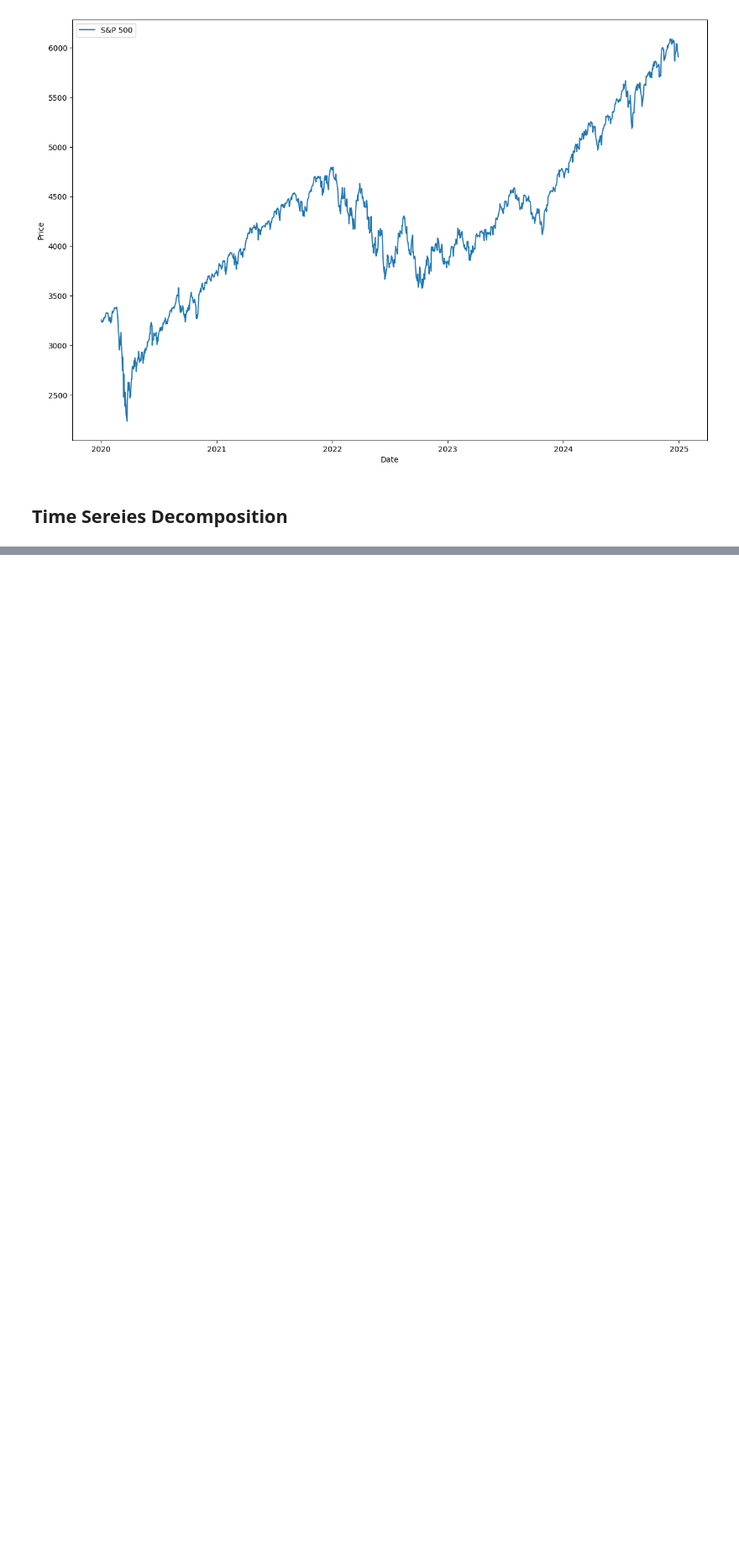
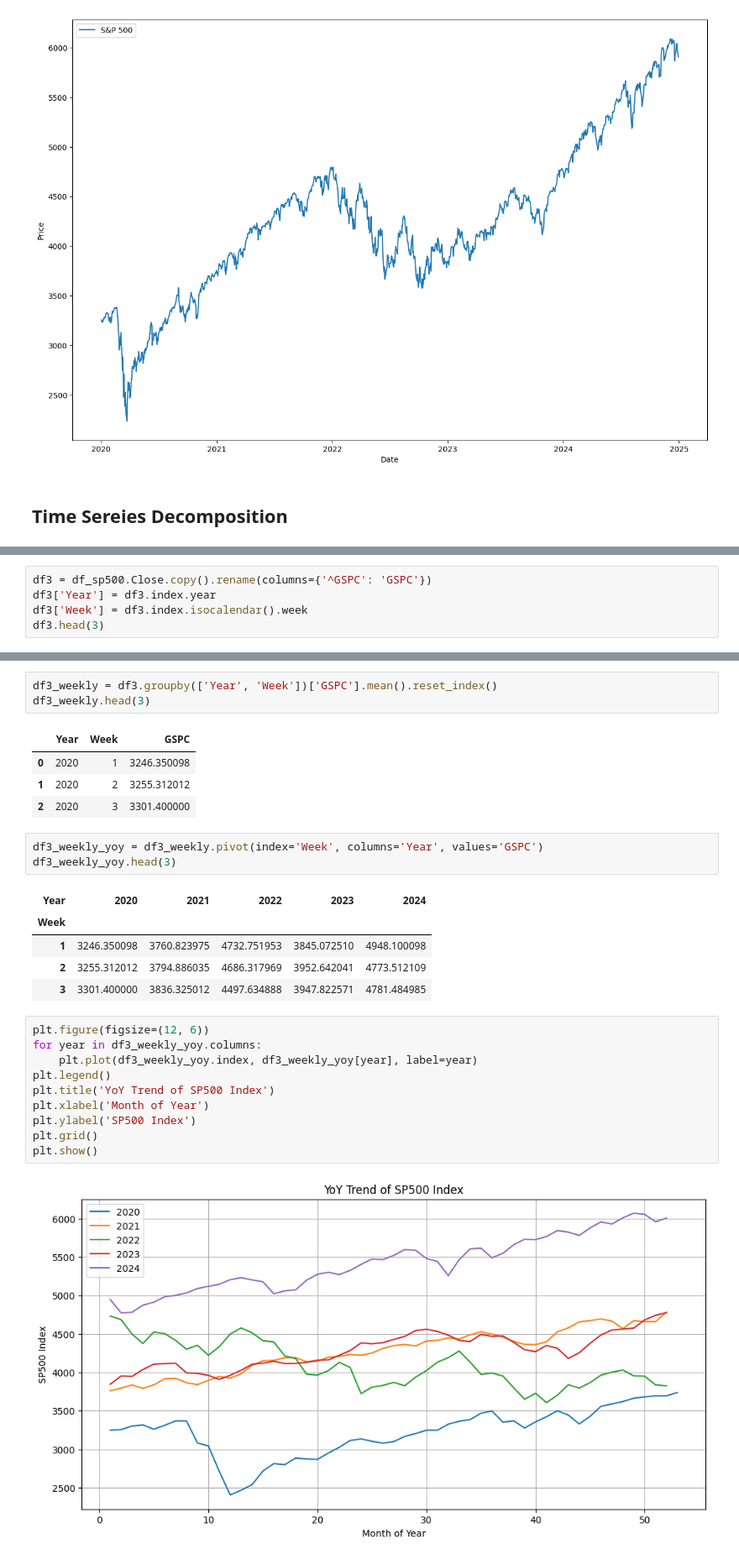
Before and after one commit to xiangshiyin/machine-learning-for-actuarial-science, a Jupyter notebook: 2025-spring/week07/notebook/demo.ipynb, the cells around one changed output, grey strips where cells are left out. Shown at 84% size. Drawn from its saved outputs; the diff is of its cells as text; blank space fills up the shorter version.

```diff
--- a/2025-spring/week07/notebook/demo.ipynb
+++ b/2025-spring/week07/notebook/demo.ipynb
@@ -53,0 +139,5 @@ plt.show()
+# %%
+df3 = df_sp500.Close.copy().rename(columns={'^GSPC': 'GSPC'})
+df3['Year'] = df3.index.year
+df3['Week'] = df3.index.isocalendar().week
+df3.head(3)
@@ -53,0 +150,29 @@ plt.show()
+# %%
+df3_weekly = df3.groupby(['Year', 'Week'])['GSPC'].mean().reset_index()
+df3_weekly.head(3)
+# %% [output]
+|  | Year | Week | GSPC |
+| 0 | 2020 | 1 | 3246.350098 |
+| 1 | 2020 | 2 | 3255.312012 |
+| 2 | 2020 | 3 | 3301.400000 |
+# %%
+df3_weekly_yoy = df3_weekly.pivot(index='Week', columns='Year', values='GSPC')
+df3_weekly_yoy.head(3)
+# %% [output]
+| Year | 2020 | 2021 | 2022 | 2023 | 2024 |
+| Week |  |  |  |  |  |
+| 1 | 3246.350098 | 3760.823975 | 4732.751953 | 3845.072510 | 4948.100098 |
+| 2 | 3255.312012 | 3794.886035 | 4686.317969 | 3952.642041 | 4773.512109 |
+| 3 | 3301.400000 | 3836.325012 | 4497.634888 | 3947.822571 | 4781.484985 |
+# %%
+plt.figure(figsize=(12, 6))
+for year in df3_weekly_yoy.columns:
+    plt.plot(df3_weekly_yoy.index, df3_weekly_yoy[year], label=year)
+plt.legend()
+plt.title('YoY Trend of SP500 Index')
+plt.xlabel('Month of Year')
+plt.ylabel('SP500 Index')
+plt.grid()
+plt.show()
+# %% [output]
+[figure, added]
```
Also changed, not shown: parts of 11 cells of this notebook.
